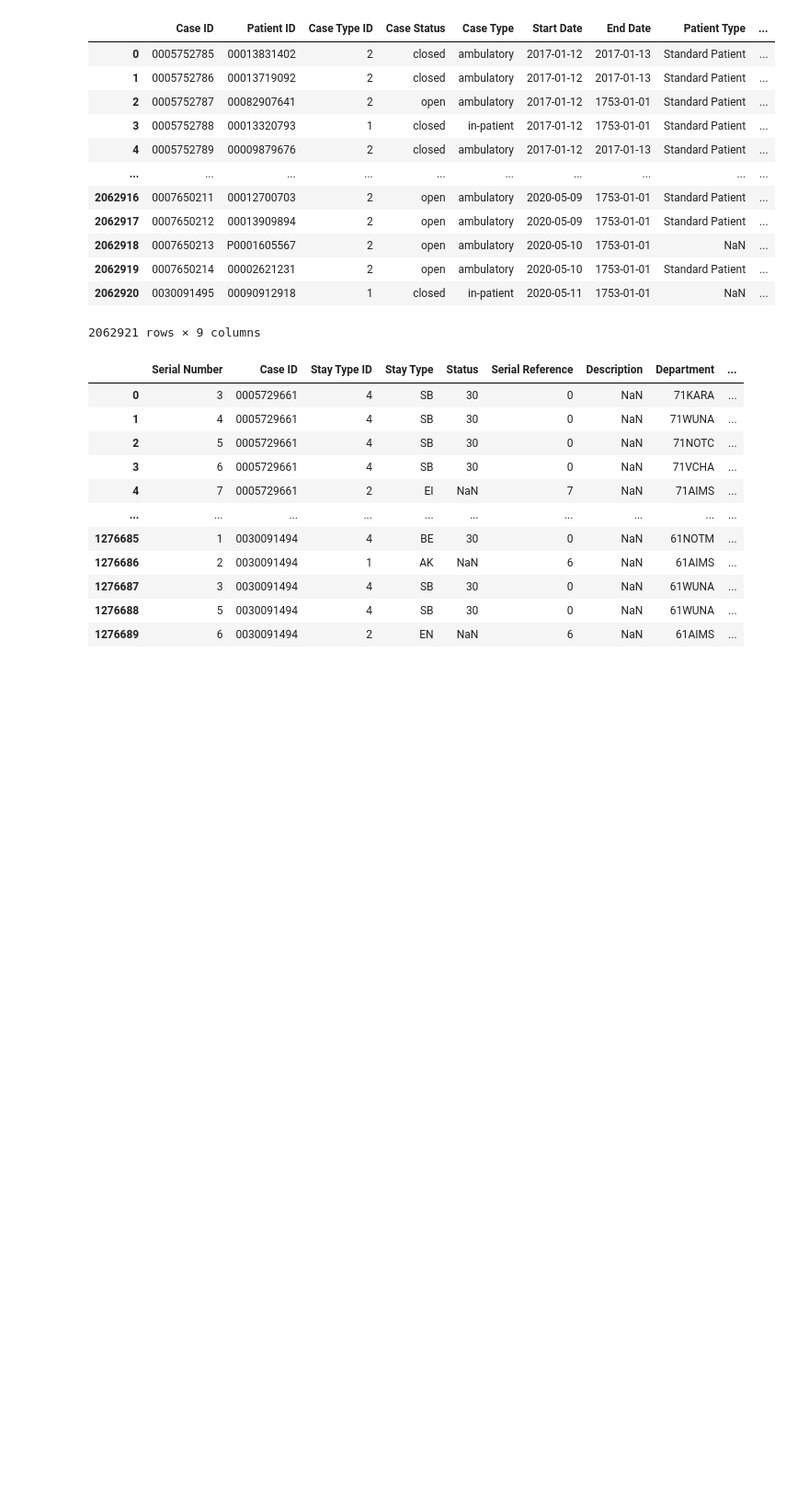
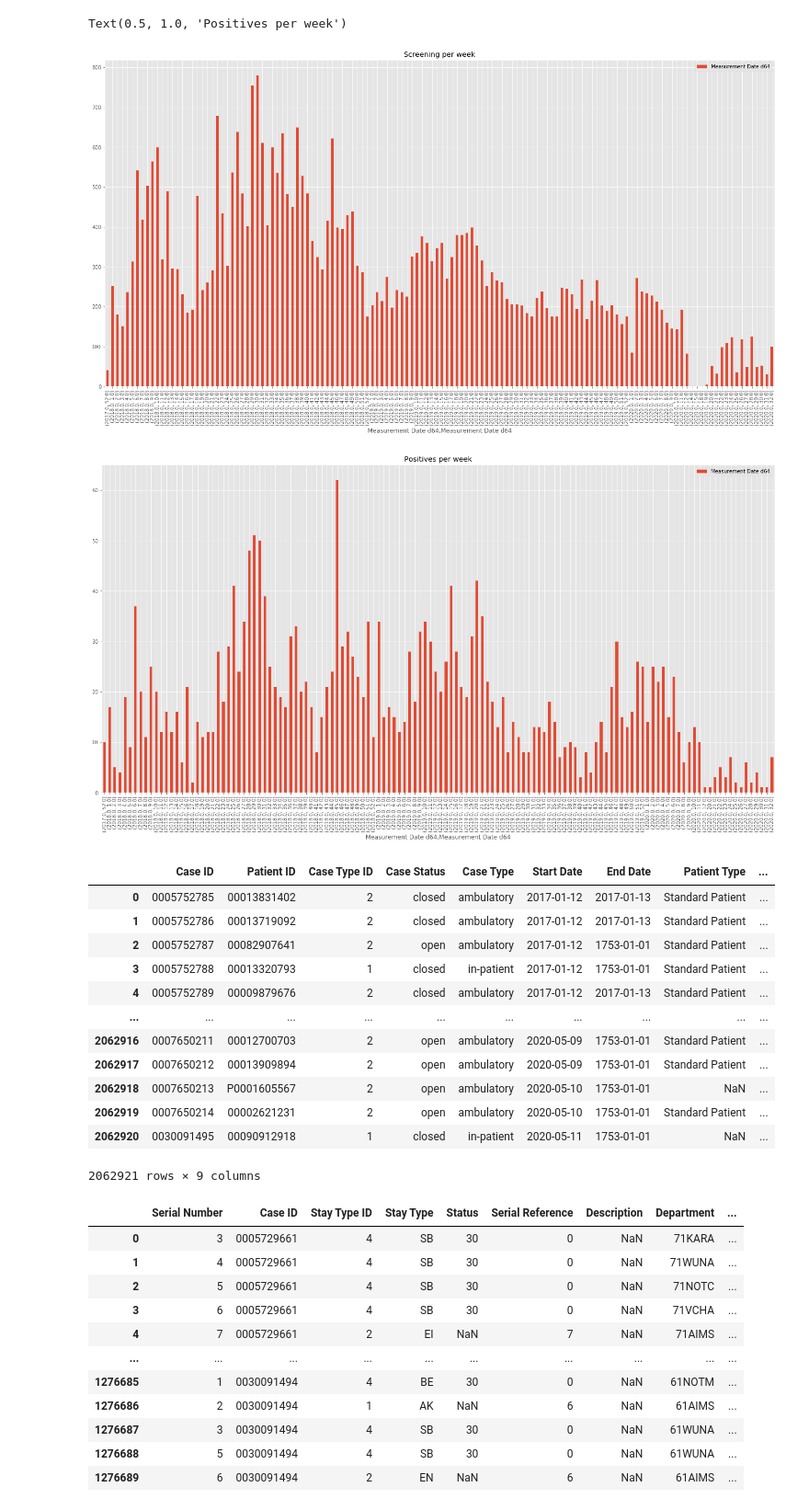
Before and after one commit to IDSC-io/vre-spark, a Jupyter notebook: notebooks/analysis_vre_patient_stays.ipynb, the cells around one changed output. Shown at 92% size. Saved outputs shown, nothing was run; the diff lists cells and outputs as text; code cells hidden in the pictures; blank space fills up the shorter version.

Commit message:
Analyse vre patient positive screenings over time

```diff
--- a/notebooks/analysis_vre_patient_stays.ipynb
+++ b/notebooks/analysis_vre_patient_stays.ipynb
@@ -12,7 +12,7 @@ os.chdir("../")
 base_folder = "./data/interim/model_data/"
 # %%
 
-vre_screening_df = pd.read_csv(base_folder + "VRE_SCREENING_DATA.csv", encoding="ISO-8859-1", parse_dates=["Birth Date"], dtype="str")
+vre_screening_df = pd.read_csv(base_folder + "VRE_SCREENING_DATA.csv", encoding="ISO-8859-1", parse_dates=["Birth Date", "Measurement Date"], dtype="str")
 
 # do some preprocessing
 vre_screening_df["Patient ID"] = vre_screening_df["Patient ID"].apply(lambda patient_id: str(patient_id).zfill(11))
@@ -35,3 +35,29 @@ vre_screening_df
+# %%
+import matplotlib.pyplot as plt
+from matplotlib import style
+style.use('ggplot') or plt.style.use('ggplot')
+
+fig, ax = plt.subplots(figsize=(24,12))
+df = vre_screening_df
+vre_screening_df["Measurement Date d64"] = vre_screening_df["Measurement Date"].astype("datetime64")
+
+df[["Measurement Date d64"]].groupby([df["Measurement Date d64"].dt.year, df["Measurement Date d64"].dt.week]).count().plot(kind="bar", ax=ax)
+
+ax.set_title("Screening per week")
+
+fig, ax = plt.subplots(figsize=(24,12))
+df = vre_screening_df.loc[vre_screening_df["Result"] != "nn"]
+
+
+vre_screening_df["Measurement Date d64"] = vre_screening_df["Measurement Date"].astype("datetime64")
+
+df[["Measurement Date d64"]].groupby([df["Measurement Date d64"].dt.year, df["Measurement Date d64"].dt.week]).count().plot(kind="bar", ax=ax)
+
+ax.set_title("Positives per week")
+# %% [output]
+Text(0.5, 1.0, 'Positives per week')
+[figure, added]
+[figure, added]
 # %%
 case_df = pd.read_csv(base_folder + "DIM_FALL.csv", encoding="ISO-8859-1", parse_dates=["Start Date", "End Date"], dtype=str)
 # %%
```
Also changed, not shown: parts of 1 cell of this notebook.
